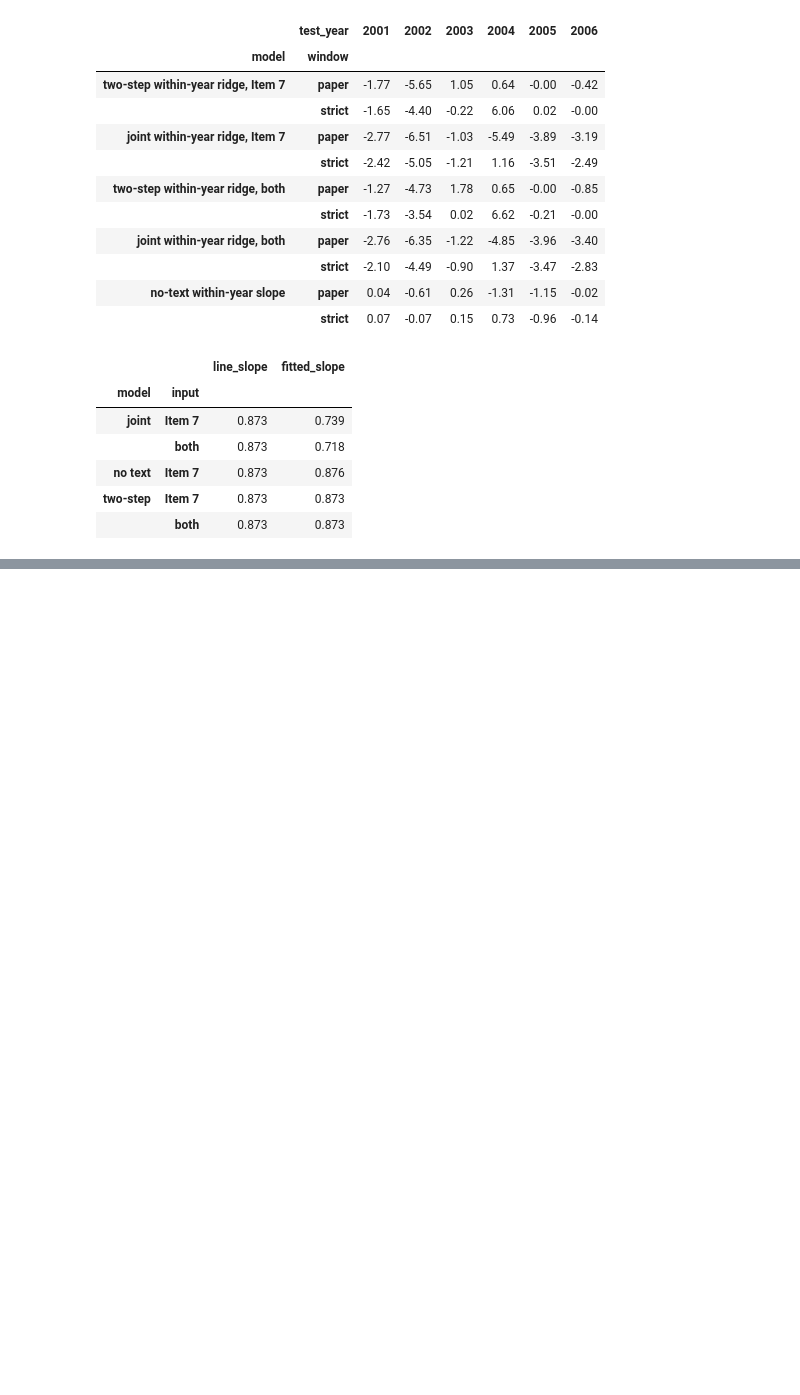
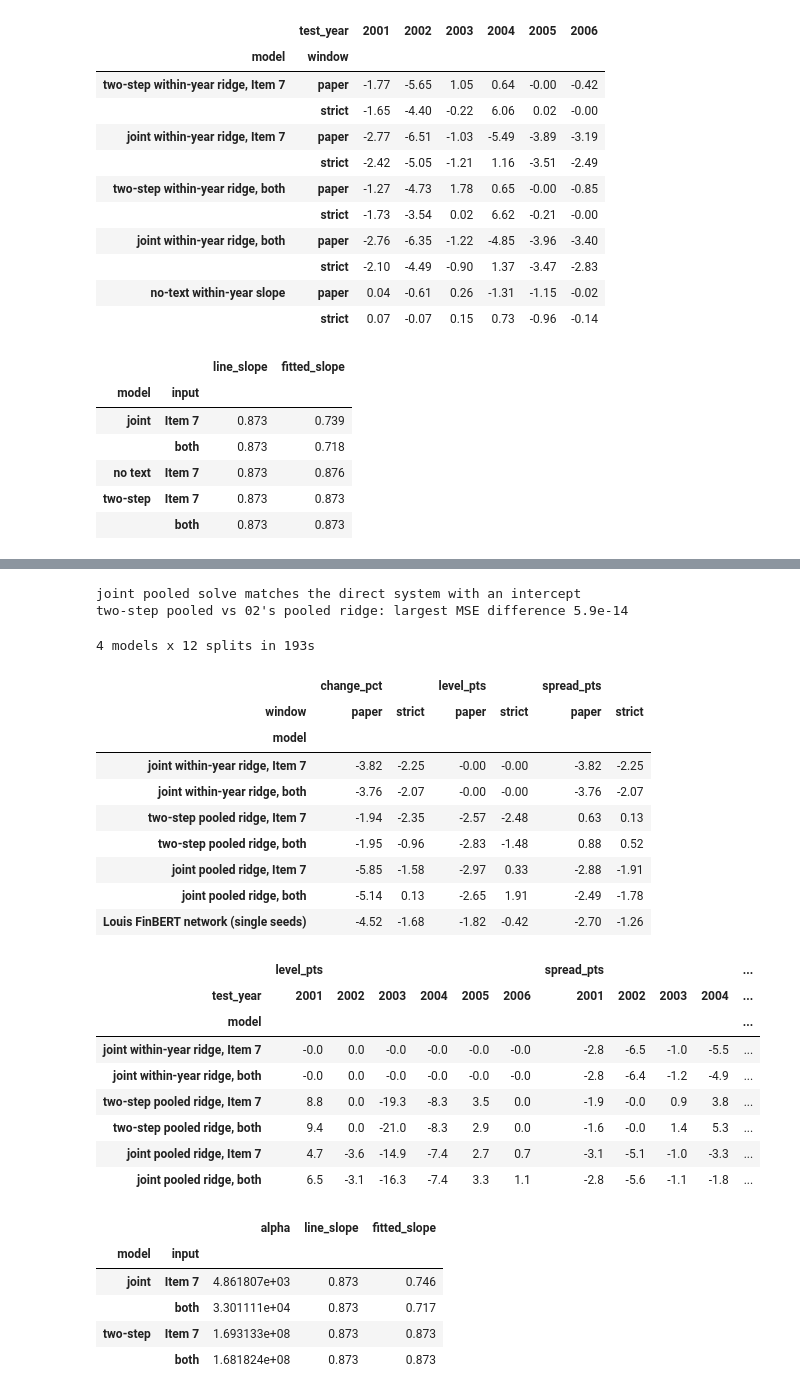
Before and after one commit to Oscar339/dst-sprint2, a Jupyter notebook: Alex/02b-Joint-ridge.ipynb, the cells around one changed output, grey strips where cells are left out. Saved outputs shown, nothing was run; the diff lists cells and outputs as text; code cells hidden in the pictures; blank space fills up the shorter version.

```diff
--- a/Alex/02b-Joint-ridge.ipynb
+++ b/Alex/02b-Joint-ridge.ipynb
@@ -187,0 +200,75 @@ display(fits.groupby(["model", "input"])[["line_slope", "fitted_slope"]].mean().
+# %%
+FITS_LOG.clear()                                                    # the within-year fits are saved above
+train, test = scoring.masks(df, 2006, "strict")
+X = INPUTS["Item 7"][train]
+m = joint.fit_ridge("joint", X, x_all[train], y_all[train], yr_all[train], [1e3], pooled=True)
+Z = np.column_stack([np.ones(train.sum()), x_all[train], (X - X.mean(axis=0)) / m["sd"]])
+P = np.eye(Z.shape[1]) * 1e3; P[0, 0] = P[1, 1] = 0                 # penalise the text, not the intercept or x
+direct = np.linalg.solve(Z.T @ Z + P, Z.T @ y_all[train])
+assert np.allclose(direct[2:], m["beta"][:, 0], atol=1e-6) and np.isclose(direct[1], m["gamma"][0])
+assert np.allclose(Z @ direct, joint.pooled_prediction(m, X, x_all[train]), atol=1e-6)
+print("joint pooled solve matches the direct system with an intercept")
+
+two_step_pooled = scoring.evaluate(df, joint.make_ridge(df, INPUTS["Item 7"], "two-step", log=FITS_LOG, tag="Item 7",
+                                                        pooled=True), name="two-step pooled ridge, Item 7")
+old = pd.read_csv("../data/output/alex-02-ridge-results.csv")
+old = old[old.model == "pooled ridge, Item 7"].set_index(["window", "test_year"])["mse"]
+gap = (two_step_pooled.set_index(["window", "test_year"])["mse"] - old).abs().max()
+print(f"two-step pooled vs 02's pooled ridge: largest MSE difference {gap:.1e}")
+assert gap < 1e-6
+# %% [output]
+joint pooled solve matches the direct system with an intercept
+two-step pooled vs 02's pooled ridge: largest MSE difference 5.9e-14
+# %%
+t0 = time.perf_counter()
+pooled = [two_step_pooled.assign()]
+pooled.append(scoring.evaluate(df, joint.make_ridge(df, INPUTS["both"], "two-step", log=FITS_LOG, tag="both", pooled=True),
+                               name="two-step pooled ridge, both"))
+for label in INPUTS:
+    pooled.append(scoring.evaluate(df, joint.make_ridge(df, INPUTS[label], "joint", log=FITS_LOG, tag=label, pooled=True),
+                                   name=f"joint pooled ridge, {label}"))
+pooled = pd.concat(pooled, ignore_index=True)
+pooled.to_csv("../data/output/alex-02b-pooled-results.csv", index=False)
+pd.DataFrame(FITS_LOG).to_csv("../data/output/alex-02b-pooled-fits.csv", index=False)
+print(f"{pooled['model'].nunique()} models x 12 splits in {time.perf_counter() - t0:.0f}s")
+
+# change against the line, split into level and spread (points of the line's MSE), averaged over the six years
+both = pd.concat([results[results.model.str.startswith("joint within-year ridge")], pooled], ignore_index=True)
+both = both.assign(level_pts=100 * (both.level - both.baseline_level) / both.baseline_mse,
+                   spread_pts=100 * (both.spread - both.baseline_spread) / both.baseline_mse)
+split = both.groupby(["model", "window"], sort=False)[["change_pct", "level_pts", "spread_pts"]].mean().unstack().round(2)
+louis_split = louis.assign(level_pts=100 * (louis.level - louis.baseline_level) / louis.baseline_mse)
+split.loc["Louis FinBERT network (single seeds)"] = (
+    louis_split.groupby("window")[["change_pct", "level_pts", "spread_pts"]].mean().unstack().round(2))
+display(split)
+
+display(both[both.window == "paper"].pivot_table(index="model", columns="test_year",
+                                                values=["level_pts", "spread_pts"], sort=False).round(1))
+display(pd.DataFrame(FITS_LOG).groupby(["model", "input"])[["alpha", "line_slope", "fitted_slope"]].mean().round(3))
+# %% [output]
+4 models x 12 splits in 193s
+|  | change_pct |  | level_pts |  | spread_pts |  |
+| window | paper | strict | paper | strict | paper | strict |
+| model |  |  |  |  |  |  |
+| joint within-year ridge, Item 7 | -3.82 | -2.25 | -0.00 | -0.00 | -3.82 | -2.25 |
+| joint within-year ridge, both | -3.76 | -2.07 | -0.00 | -0.00 | -3.76 | -2.07 |
+| two-step pooled ridge, Item 7 | -1.94 | -2.35 | -2.57 | -2.48 | 0.63 | 0.13 |
+| two-step pooled ridge, both | -1.95 | -0.96 | -2.83 | -1.48 | 0.88 | 0.52 |
+| joint pooled ridge, Item 7 | -5.85 | -1.58 | -2.97 | 0.33 | -2.88 | -1.91 |
+| joint pooled ridge, both | -5.14 | 0.13 | -2.65 | 1.91 | -2.49 | -1.78 |
+| Louis FinBERT network (single seeds) | -4.52 | -1.68 | -1.82 | -0.42 | -2.70 | -1.26 |
+|  | level_pts |  |  |  |  |  | spread_pts |  |  |  | ... |
+| test_year | 2001 | 2002 | 2003 | 2004 | 2005 | 2006 | 2001 | 2002 | 2003 | 2004 | ... |
+| model |  |  |  |  |  |  |  |  |  |  | ... |
+| joint within-year ridge, Item 7 | -0.0 | 0.0 | -0.0 | -0.0 | -0.0 | -0.0 | -2.8 | -6.5 | -1.0 | -5.5 | ... |
+| joint within-year ridge, both | -0.0 | 0.0 | -0.0 | -0.0 | -0.0 | -0.0 | -2.8 | -6.4 | -1.2 | -4.9 | ... |
+| two-step pooled ridge, Item 7 | 8.8 | 0.0 | -19.3 | -8.3 | 3.5 | 0.0 | -1.9 | -0.0 | 0.9 | 3.8 | ... |
+| two-step pooled ridge, both | 9.4 | 0.0 | -21.0 | -8.3 | 2.9 | 0.0 | -1.6 | -0.0 | 1.4 | 5.3 | ... |
+| joint pooled ridge, Item 7 | 4.7 | -3.6 | -14.9 | -7.4 | 2.7 | 0.7 | -3.1 | -5.1 | -1.0 | -3.3 | ... |
+| joint pooled ridge, both | 6.5 | -3.1 | -16.3 | -7.4 | 3.3 | 1.1 | -2.8 | -5.6 | -1.1 | -1.8 | ... |
+|  |  | alpha | line_slope | fitted_slope |
+| model | input |  |  |  |
+| joint | Item 7 | 4.861807e+03 | 0.873 | 0.746 |
+|  | both | 3.301111e+04 | 0.873 | 0.717 |
+| two-step | Item 7 | 1.693133e+08 | 0.873 | 0.873 |
+|  | both | 1.681824e+08 | 0.873 | 0.873 |
```
Also changed, not shown: parts of 3 cells of this notebook, 4 other files.
